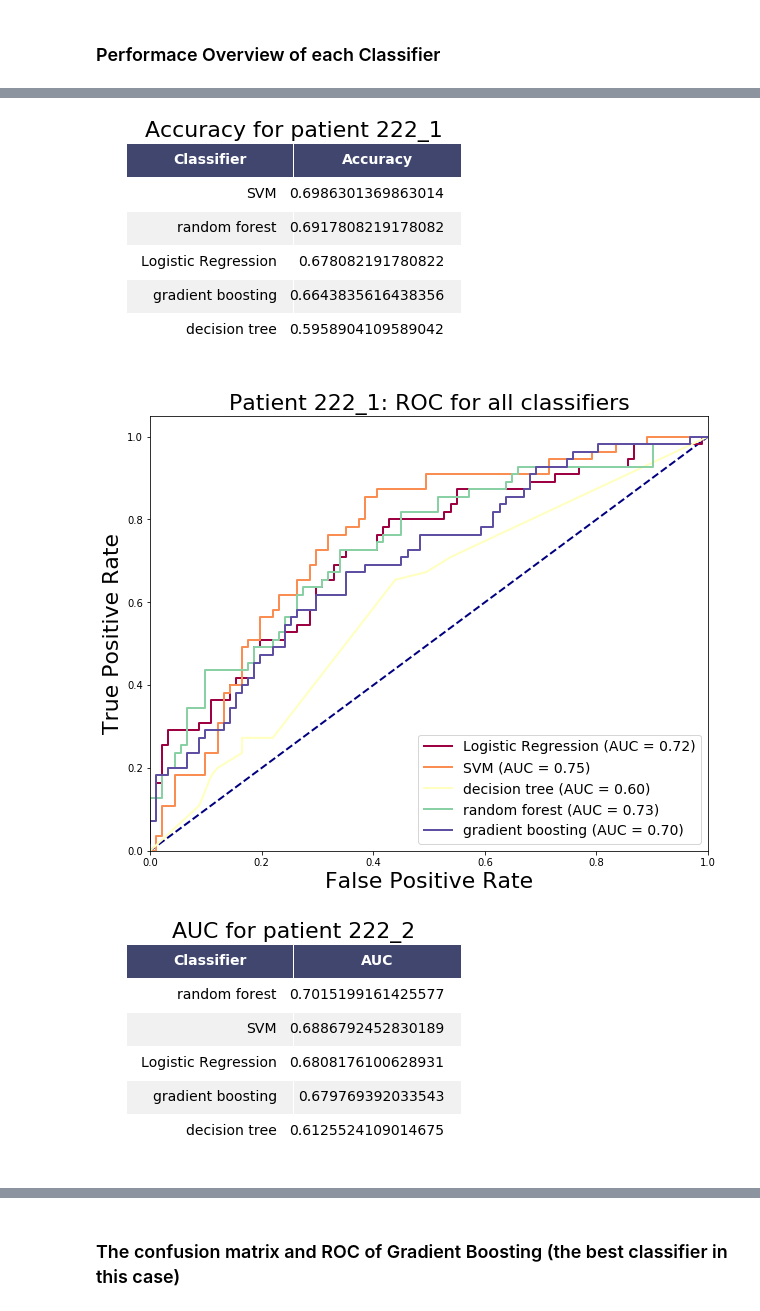
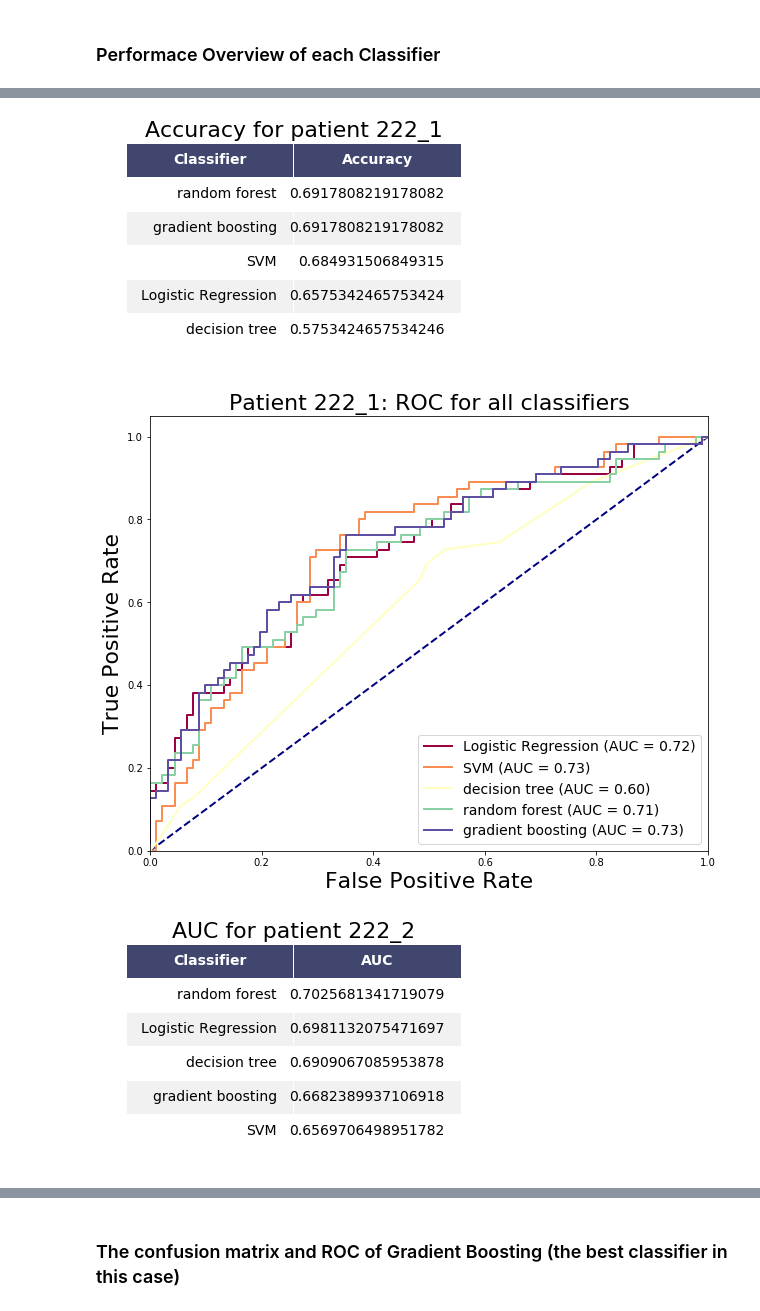
Before and after one commit to sdot08/Optimization-of-Responsive-Neurostimulation-RNS-Therapy-through-Data-Mining-Approaches, a Jupyter notebook: src/ML results.ipynb, the cells around one changed output, grey strips where cells are left out. Saved outputs shown, nothing was run; the diff lists cells and outputs as text; code cells hidden in the pictures.

```diff
--- a/src/ML results.ipynb
+++ b/src/ML results.ipynb
@@ -143,7 +143,7 @@ Name: label, Length: 125, dtype: int64
 # %% [markdown]
 ### Performace Overview of each Classifier
 # %%
-for pat in pats_124_d:
+for pat in pats_90_nd:
     X_train, X_test, y_train, y_test = pat.X_train, pat.X_test, pat.y_train, pat.y_test
     JJ.scores_estimators(X_test, y_test, pat= pat, if_save = 0)
     plot_funcs.plot_roc_all(X_test, y_test, pat =pat, if_save = 0)
@@ -155,3 +155,3 @@ for pat in pats_124_d:
-[figure, old version]
+[figure, new version]
-[figure, old version]
+[figure, new version]
-[figure, old version]
+[figure, new version]
```
Also changed, not shown: parts of 1 cell of this notebook, 3 other files.
